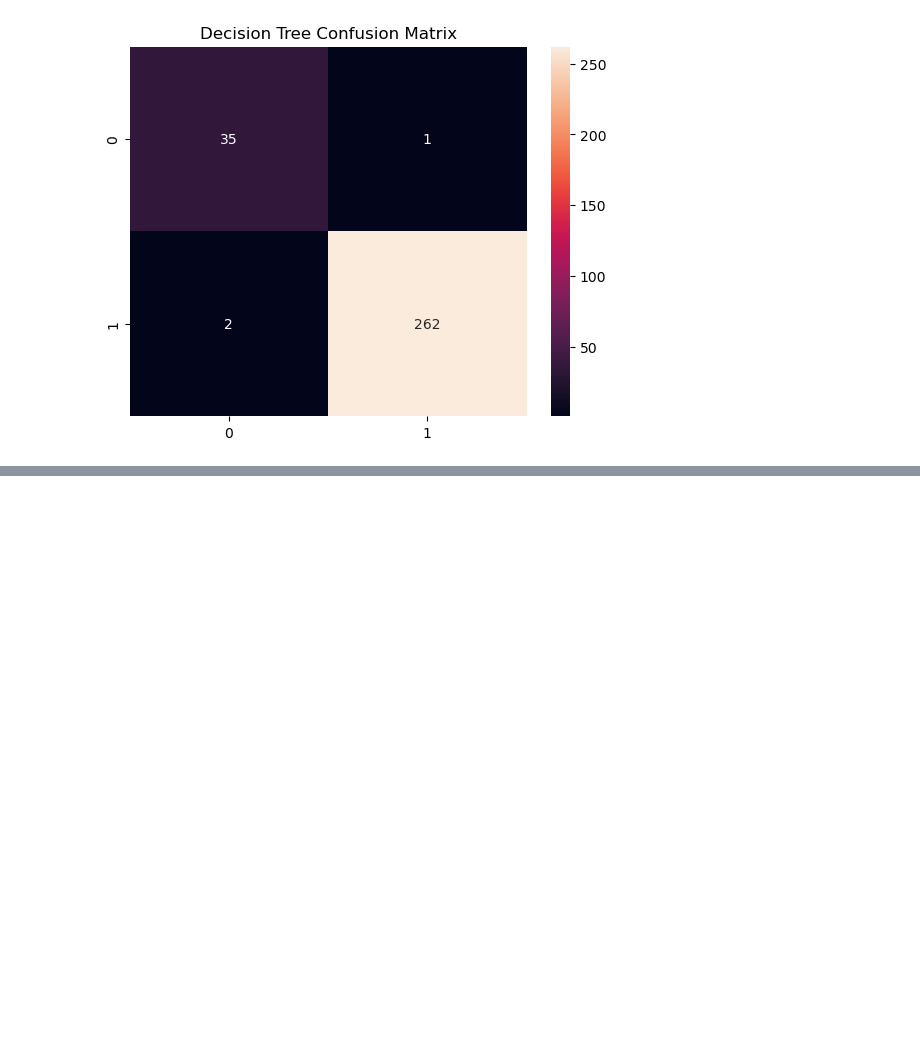
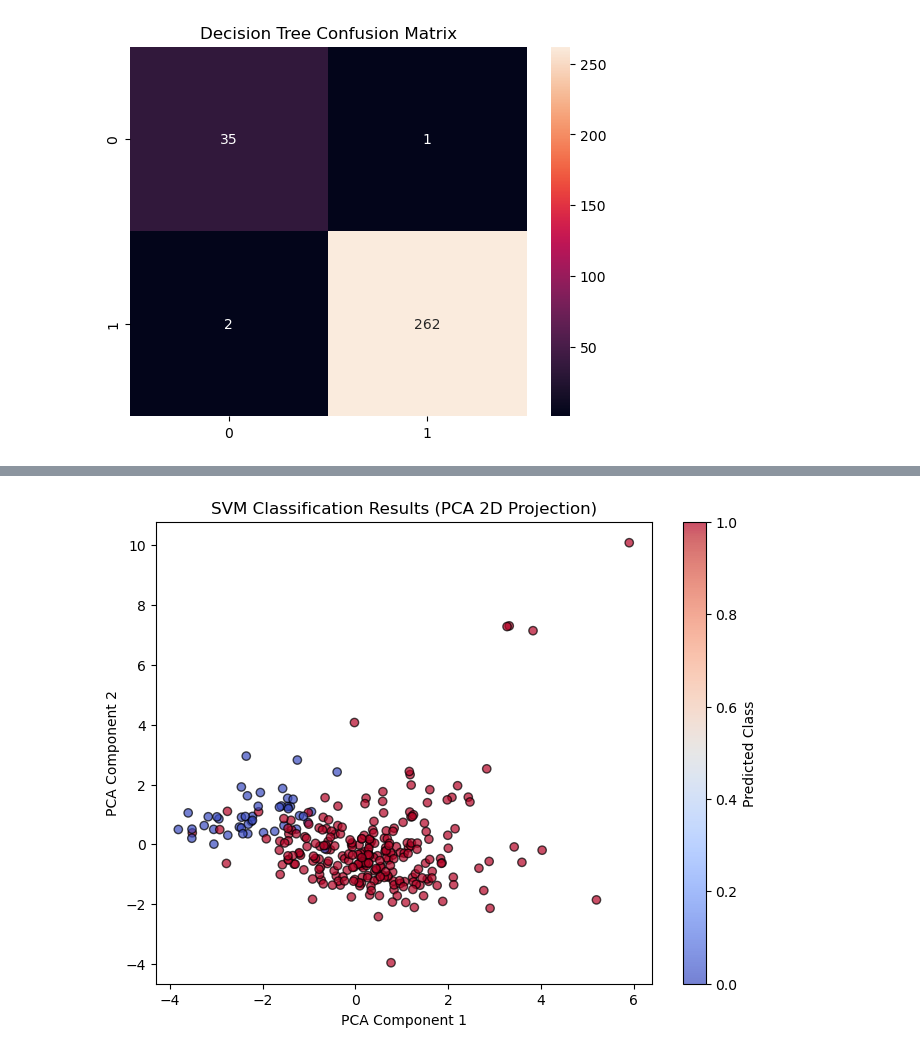
Before and after one commit to fjacobf/IA_project2, a Jupyter notebook: diabetes_prediction.ipynb, the cells around one changed output, grey strips where cells are left out. Saved outputs shown, nothing was run; the diff lists cells and outputs as text; code cells hidden in the pictures; blank space fills up the shorter version.

```diff
--- a/diabetes_prediction.ipynb
+++ b/diabetes_prediction.ipynb
@@ -91,0 +180,16 @@ plt.show()
+# %%
+from sklearn.decomposition import PCA
+
+# Reduce features to 2D for visualization
+pca = PCA(n_components=2)
+X_vis = pca.fit_transform(x_test)
+
+plt.figure(figsize=(8,6))
+scatter = plt.scatter(X_vis[:, 0], X_vis[:, 1], c=svm_preds, cmap='coolwarm', alpha=0.7, edgecolor='k')
+plt.title("SVM Classification Results (PCA 2D Projection)")
+plt.xlabel("PCA Component 1")
+plt.ylabel("PCA Component 2")
+plt.colorbar(scatter, label='Predicted Class')
+plt.show()
+# %% [output]
+[figure, added]
```
Also changed, not shown: parts of 28 cells of this notebook.
